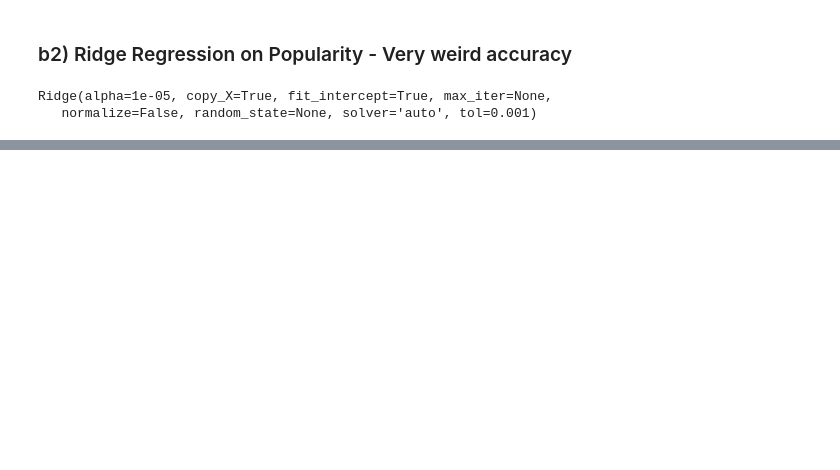
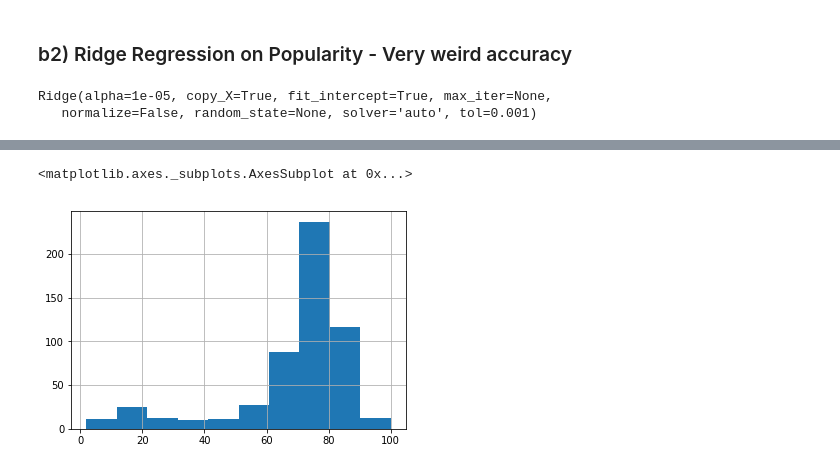
Before and after one commit to liams32/Spotify_Analysis, a Jupyter notebook: ML Models/MLModels_Basic.ipynb, the cells around one changed output, grey strips where cells are left out. Drawn from its saved outputs; the diff is of its cells as text; code cells hidden in the pictures; blank space fills up the shorter version.

```diff
--- a/ML Models/MLModels_Basic.ipynb
+++ b/ML Models/MLModels_Basic.ipynb
@@ -305,0 +394,5 @@ Testing Data
+# %%
+Y.loc[:, 'popularity'].hist()
+# %% [output]
+<matplotlib.axes._subplots.AxesSubplot at 0x...>
+[figure, added]
```
Also changed, not shown: parts of 36 cells of this notebook.
